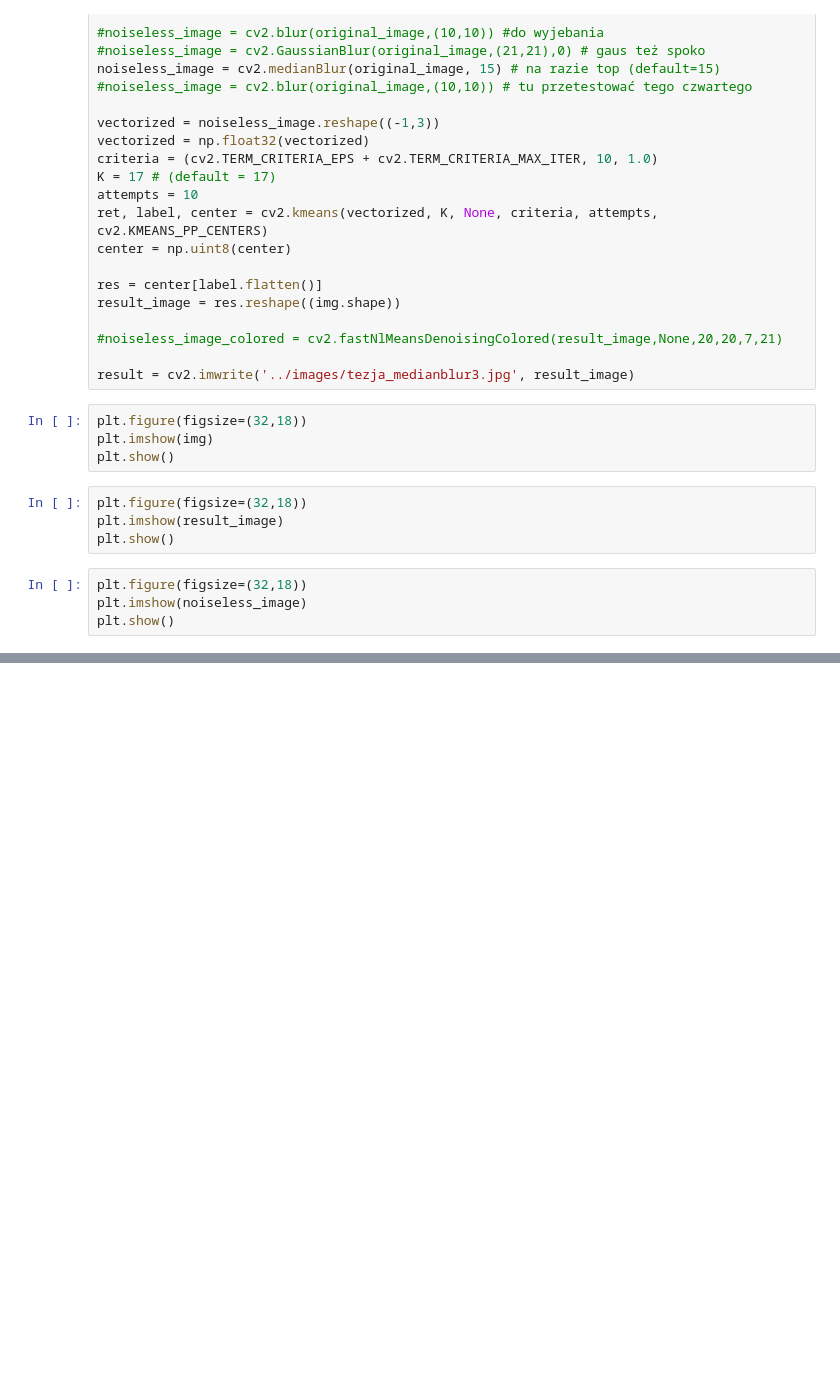
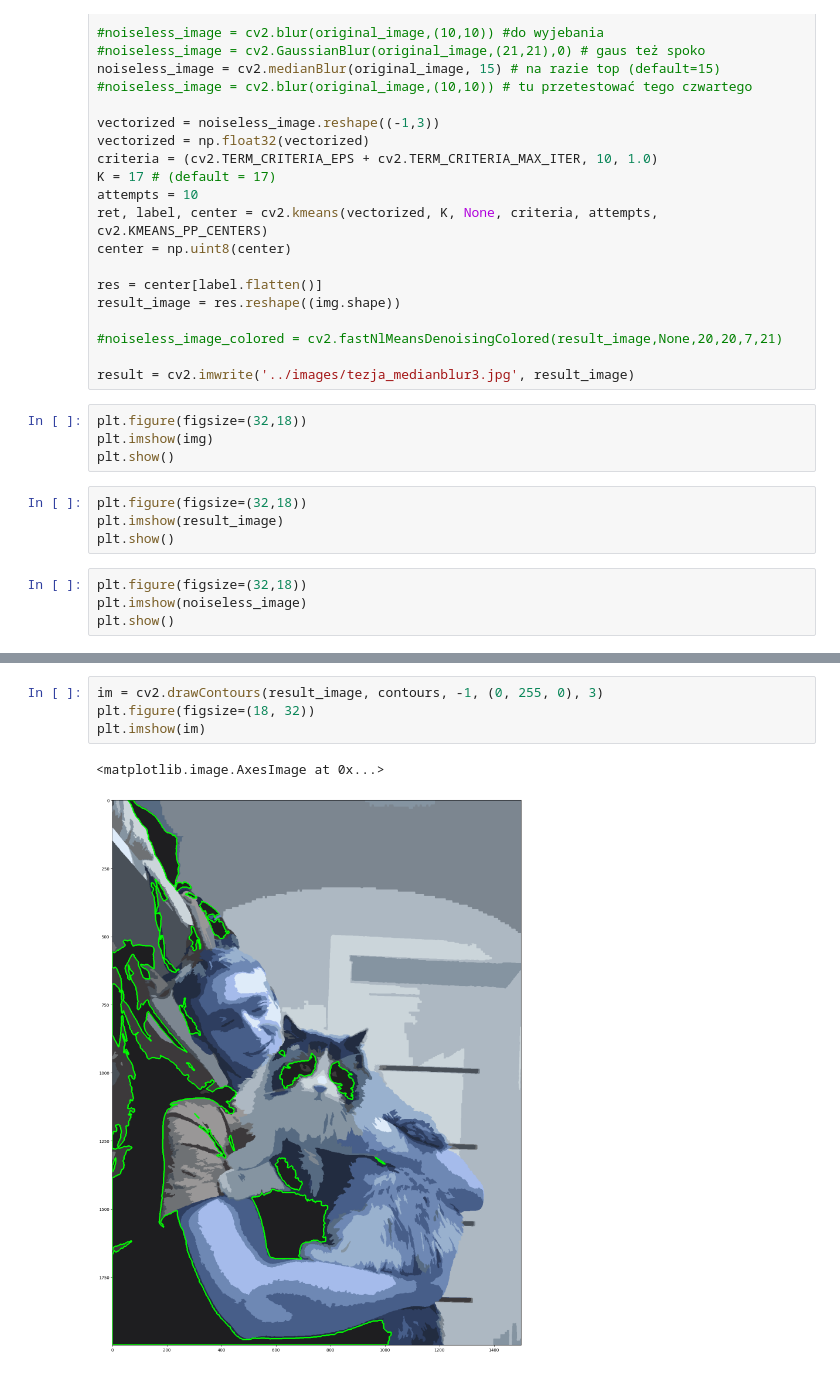
Before and after one commit to Group-Project-2024/We-Will-See, a Jupyter notebook: scripts/testing.ipynb, the cells around one changed output, grey strips where cells are left out. Drawn from its saved outputs; the diff is of its cells as text; blank space fills up the shorter version.

```diff
--- a/scripts/testing.ipynb
+++ b/scripts/testing.ipynb
@@ -43,0 +146,7 @@ plt.show()
+# %%
+im = cv2.drawContours(result_image, contours, -1, (0, 255, 0), 3)
+plt.figure(figsize=(18, 32))
+plt.imshow(im)
+# %% [output]
+<matplotlib.image.AxesImage at 0x...>
+[figure, added]
```
Also changed, not shown: parts of 13 cells of this notebook, 2 other files.
